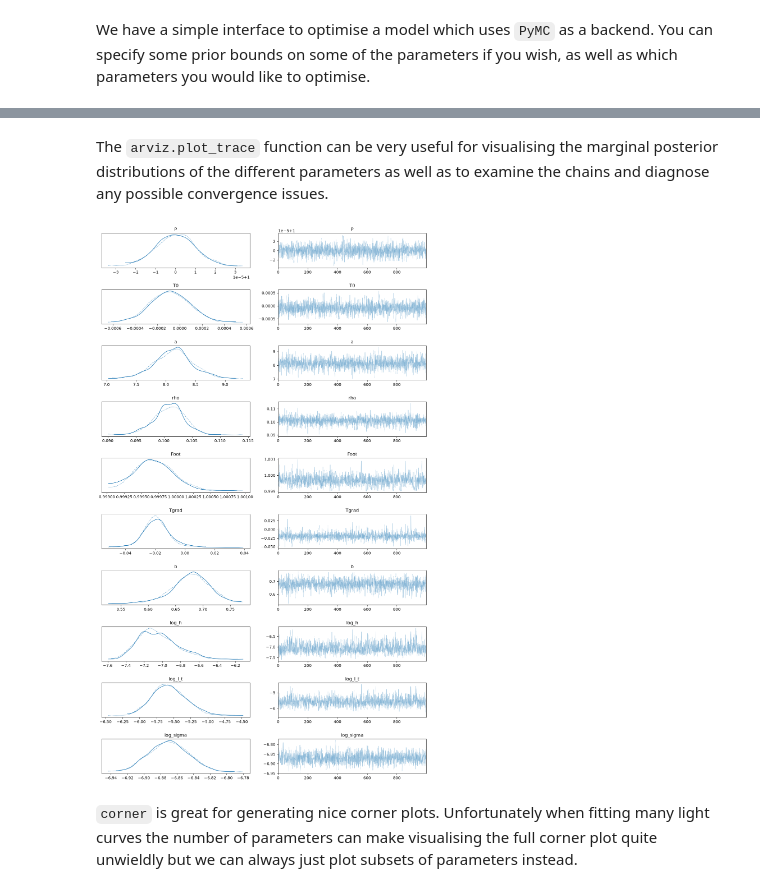
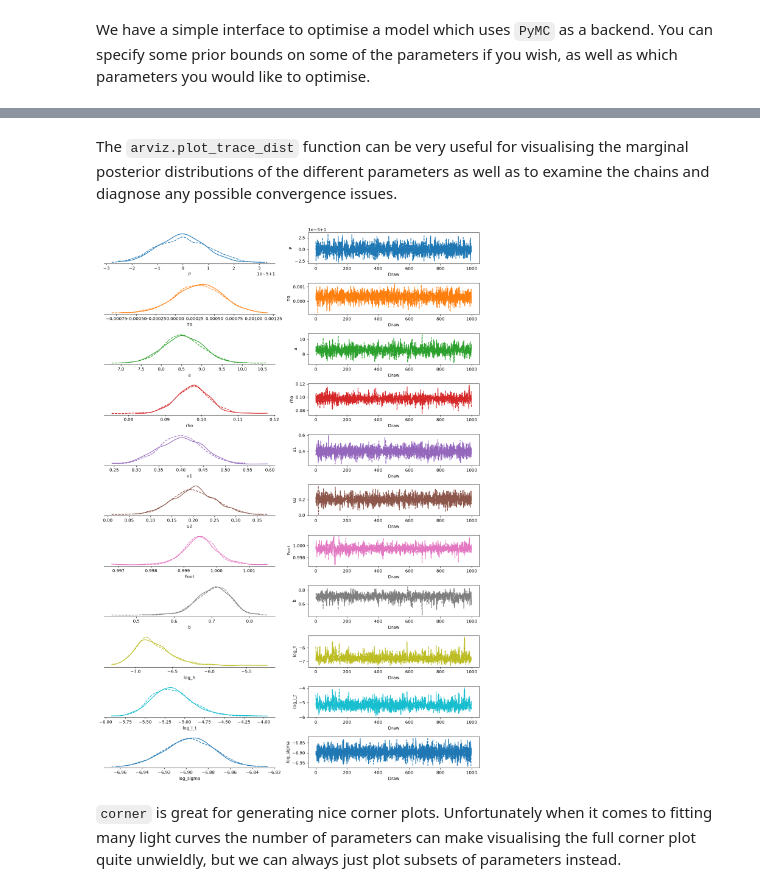
Before and after one commit to markfortune/luas, a Jupyter notebook: docs/source/tutorials/Simple_1D_example.ipynb, the cells around one changed output, grey strips where cells are left out. Cells and saved outputs as stored; diff of their text form; code cells hidden in the pictures.

```diff
--- a/docs/source/tutorials/Simple_1D_example.ipynb
+++ b/docs/source/tutorials/Simple_1D_example.ipynb
@@ -155,7 +134,7 @@ def build_kf(hp, x_t):
 hp = {
     "log_h":np.log(1e-3),
     "log_l_t":np.log(0.004),
-    "log_sigma":np.log(1e-3) * np.ones(N_t),
+    "log_sigma":np.log(1e-3),
 }
 
 # build the kernel object if you want to visualise it
@@ -177,21 +156,24 @@ plt.show()
 # %% [markdown]
 We can build our GP model by combining these together. We may also want to add a logPrior function if we have priors on particular parameters we want to add to our log-posterior calculation.
 # %%
-prior_dict = {"P":{"mean":1., "std":1e-5}}
+prior_dict = {"P":{"mean":1., "std":1e-5},
+              "u1":{"mean":0.4, "std":0.05},
+              "u2":{"mean":0.2, "std":0.05},
+              }
 
 def logPrior(p, x_t):
-
-    # normal prior on the period
-    logPrior_val = - 0.5 * (p["P"] - prior_dict["P"]["mean"])**2/prior_dict["P"]["std"]**2
+    # Gaussian prior on the period
+    logPrior_val = luas.priors.Normal(p["P"],prior_dict["P"]["mean"], prior_dict["P"]["std"])
+    logPrior_val += luas.priors.Normal(p["u1"],prior_dict["u1"]["mean"], prior_dict["u1"]["std"])
+    logPrior_val += luas.priors.Normal(p["u2"],prior_dict["u2"]["mean"], prior_dict["u2"]["std"])
 
     return logPrior_val
-
 
 p_init = deepcopy(mfp)
 p_init.update(hp)
 
 # build our GP model
-gp = luas.GP(p_init, x_t, kf = build_kf, mf = transit_no_ld, logPrior = logPrior)
+gp = luas.GP(p_init, x_t, kf = build_kf, mf = transit_model, logPrior = logPrior)
 
 # sample from the GP prior
 # in this case will generate a synthetic observation with correlated noise following our kernel model
@@ -229,16 +192,16 @@ We have a simple interface to optimise a model which uses ``PyMC`` as a backend.
 # %%
 param_bounds = {
     "b":[0., 1.],
-    "Foot":[0.999, 1.001],
-    "Tgrad":[-1., 1.],
     "log_h":[-10., -5.],
     "log_l_t":[np.log(0.001), np.log(0.05)],
     "log_sigma":[-10., -5.],
+    "Foot":[0.99, 1.01],
 }
 
-
-p_opt = gp.optimise(p_init, y, param_bounds = param_bounds)
-
+p_opt = gp.optimise(p_init, y, param_bounds = param_bounds,
+                    tol = 1e-13, maxeval = 20000, # Can play around with these to finetune the stopping criteria
+                    vars = ['P', 'Foot', 'T0', 'u1', 'u2', 'a', 'b', 'log_h', 'log_l_t', 'log_sigma', 'rho'] # Free parameters to fit
+                    )
 
 gp.plot(p_opt, y)
 print(f"GP log-posterior value: {gp.logP(p_opt, y)}")
@@ -262,6 +227,6 @@ cov_mat, ordered_param_list = gp.laplace_approx_with_bounds(
     param_bounds,        # Specify the same bounds that will be used for the MCMC
     fixed_vars = fixed_vars,  # Make sure to specify fixed parameters as otherwise they are marginalised over
     return_array = True, # May optionally return a nested PyTree if set to False which can be more readable
-    regularise = True,   # Often necessary to regularise values that return negative covariance
+    regularise_std = {},   # Often necessary to regularise values that return negative covariance (give as dict of standard deviations)
 )
 # %% [markdown]
@@ -338,12 +306,12 @@ df_mcmc
 # %% [markdown]
-The ``arviz.plot_trace`` function can be very useful for visualising the marginal posterior distributions of the different parameters as well as to examine the chains and diagnose any possible convergence issues.
+The ``arviz.plot_trace_dist`` function can be very useful for visualising the marginal posterior distributions of the different parameters as well as to examine the chains and diagnose any possible convergence issues.
 # %%
-trace_plot = az.plot_trace(idata)
+trace_plot = az.plot_trace_dist(idata)
 plt.tight_layout()
 # %% [output]
-[figure, old version]
+[figure, new version]
 # %% [markdown]
-``corner`` is great for generating nice corner plots. Unfortunately when fitting many light curves the number of parameters can make visualising the full corner plot quite unwieldly but we can always just plot subsets of parameters instead.
+``corner`` is great for generating nice corner plots. Unfortunately when it comes to fitting many light curves the number of parameters can make visualising the full corner plot quite unwieldly, but we can always just plot subsets of parameters instead.
 # %%
 from corner import corner
 
```
Also changed, not shown: parts of 16 cells of this notebook, 15 other files.
